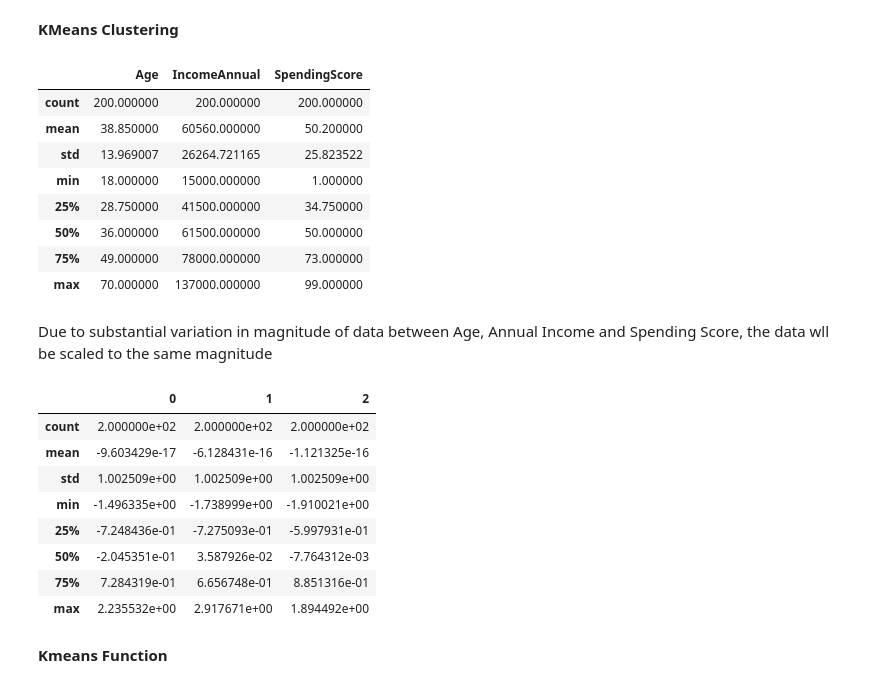
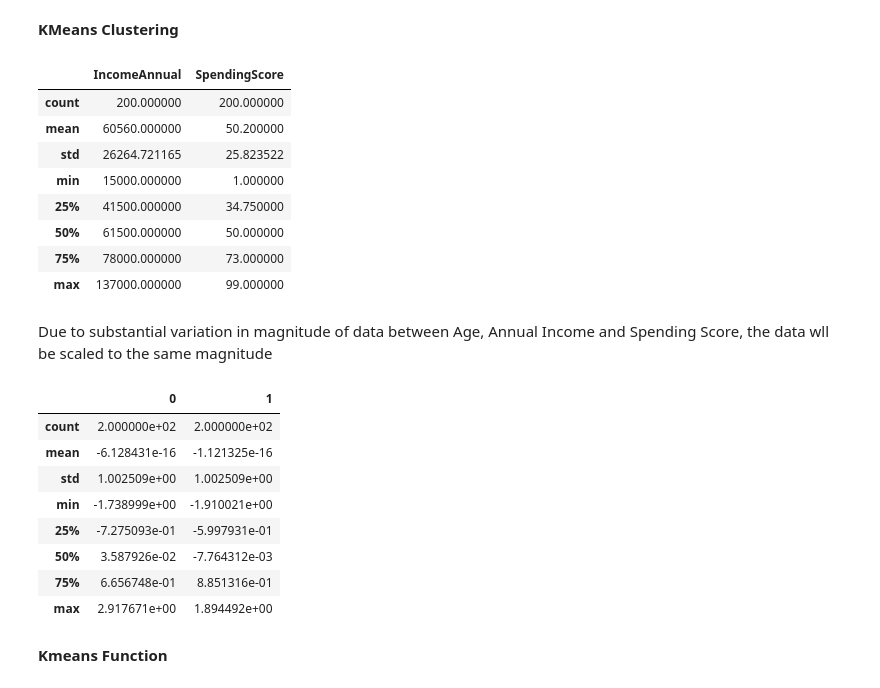
Before and after one commit to danPoku/01CustomerSegmentation, a Jupyter notebook: 01mallCustomers/mallCustomers.ipynb, the cells around one changed output. Drawn from its saved outputs; the diff is of its cells as text; code cells hidden in the pictures.

```diff
--- a/01mallCustomers/mallCustomers.ipynb
+++ b/01mallCustomers/mallCustomers.ipynb
@@ -172,19 +172,19 @@ sns.displot(df.SpendingScore)
 **KMeans Clustering**
 # %%
 # drop customer ID column
-df_kmeans = df.drop(['CustomerID', 'Gender'], axis=1)
+df_kmeans = df.drop(['CustomerID', 'Gender', 'Age'], axis=1)
 
 df_kmeans.describe()
 # %% [output]
-|  | Age | IncomeAnnual | SpendingScore |
-| count | 200.000000 | 200.000000 | 200.000000 |
-| mean | 38.850000 | 60560.000000 | 50.200000 |
-| std | 13.969007 | 26264.721165 | 25.823522 |
-| min | 18.000000 | 15000.000000 | 1.000000 |
-| 25% | 28.750000 | 41500.000000 | 34.750000 |
-| 50% | 36.000000 | 61500.000000 | 50.000000 |
-| 75% | 49.000000 | 78000.000000 | 73.000000 |
-| max | 70.000000 | 137000.000000 | 99.000000 |
+|  | IncomeAnnual | SpendingScore |
+| count | 200.000000 | 200.000000 |
+| mean | 60560.000000 | 50.200000 |
+| std | 26264.721165 | 25.823522 |
+| min | 15000.000000 | 1.000000 |
+| 25% | 41500.000000 | 34.750000 |
+| 50% | 61500.000000 | 50.000000 |
+| 75% | 78000.000000 | 73.000000 |
+| max | 137000.000000 | 99.000000 |
 # %% [markdown]
 Due to substantial variation in magnitude of data between Age, Annual Income and Spending Score, the data wll be scaled to the same magnitude
 # %%
@@ -198,15 +198,15 @@ data_scaled = scaler.fit_transform(df_kmeans)
 
 pd.DataFrame(data_scaled).describe()
 # %% [output]
-|  | 0 | 1 | 2 |
-| count | 2.000000e+02 | 2.000000e+02 | 2.000000e+02 |
-| mean | -9.603429e-17 | -6.128431e-16 | -1.121325e-16 |
-| std | 1.002509e+00 | 1.002509e+00 | 1.002509e+00 |
-| min | -1.496335e+00 | -1.738999e+00 | -1.910021e+00 |
-| 25% | -7.248436e-01 | -7.275093e-01 | -5.997931e-01 |
-| 50% | -2.045351e-01 | 3.587926e-02 | -7.764312e-03 |
-| 75% | 7.284319e-01 | 6.656748e-01 | 8.851316e-01 |
-| max | 2.235532e+00 | 2.917671e+00 | 1.894492e+00 |
+|  | 0 | 1 |
+| count | 2.000000e+02 | 2.000000e+02 |
+| mean | -6.128431e-16 | -1.121325e-16 |
+| std | 1.002509e+00 | 1.002509e+00 |
+| min | -1.738999e+00 | -1.910021e+00 |
+| 25% | -7.275093e-01 | -5.997931e-01 |
+| 50% | 3.587926e-02 | -7.764312e-03 |
+| 75% | 6.656748e-01 | 8.851316e-01 |
+| max | 2.917671e+00 | 1.894492e+00 |
 # %% [markdown]
 **Kmeans Function**
 # %%
```
Also changed, not shown: parts of 16 cells of this notebook.
